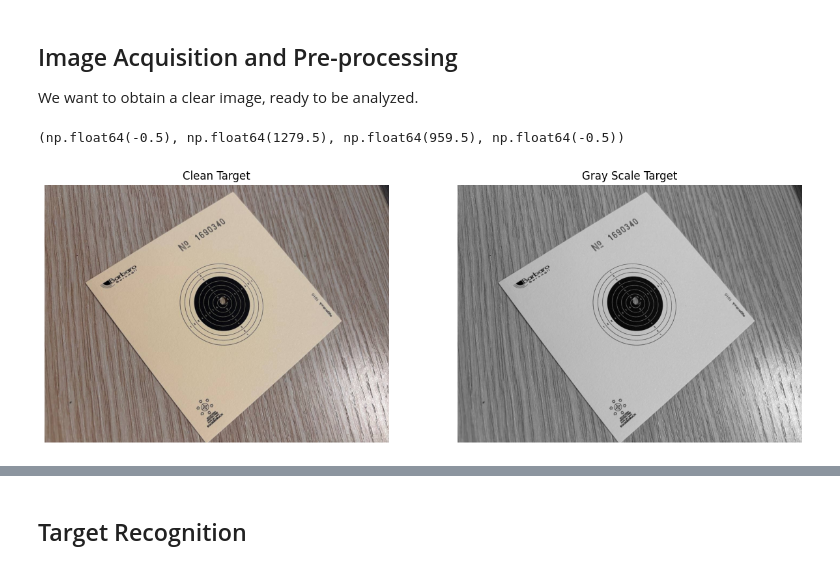
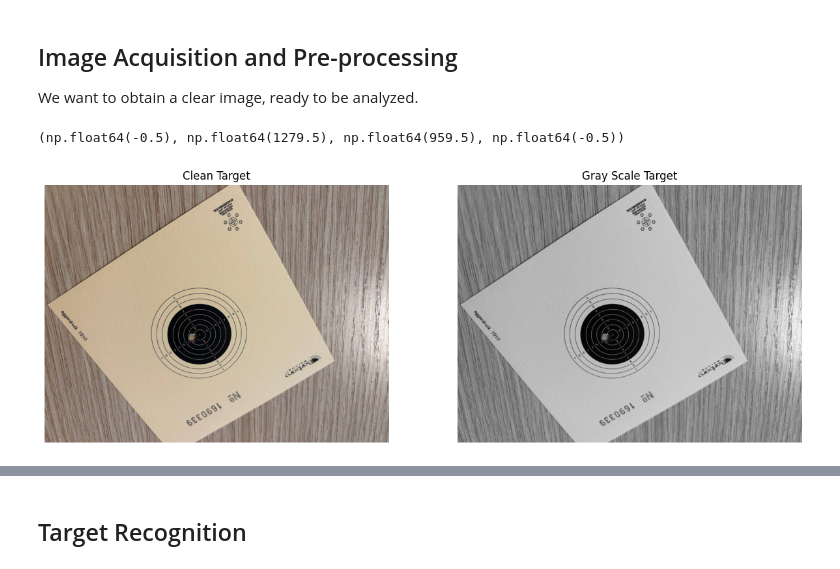
Before and after one commit to Allelallecialle/Aimlytics, a Jupyter notebook: aimlytics_notebook.ipynb, the cells around one changed output, grey strips where cells are left out. Drawn from its saved outputs; the diff is of its cells as text; code cells hidden in the pictures.

Commit message:
Commit #8: closing image fix

```diff
--- a/aimlytics_notebook.ipynb
+++ b/aimlytics_notebook.ipynb
@@ -15,24 +15,24 @@ pylab.rcParams['figure.figsize'] = (15.0, 8.0)
 ## Image Acquisition and Pre-processing
 We want to obtain a clear image, ready to be analyzed.
 # %%
-image = cv2.imread("target_images/minimum_error.jpg")
+image = cv2.imread("target_images/photo_2025-03-20_09-50-46.jpg")
 
 RGB_image = cv2.cvtColor(image, cv2.COLOR_BGR2RGB)
 gray_image = cv2.cvtColor(image,cv2.COLOR_BGR2GRAY)
 
 
 plt.show()
 plt.subplot(121)
 plt.title("Clean Target")
 plt.imshow(RGB_image)
 plt.axis('off')
 plt.subplot(122)
 plt.title("Gray Scale Target")
 plt.imshow(gray_image, cmap='gray')
 plt.axis('off')
 # %% [output]
 (np.float64(-0.5), np.float64(1279.5), np.float64(959.5), np.float64(-0.5))
-[figure, old version]
+[figure, new version]
 # %% [markdown]
 
 - Filter noise with **GaussianBlur** and **bilateralFilter** filters. The first one reduces noise and softens edges, the second one, particularly useful when working with the detection of circular elements, further reduces noise while preserving important edges.
```
Also changed, not shown: parts of 7 cells of this notebook, 1 other file.
